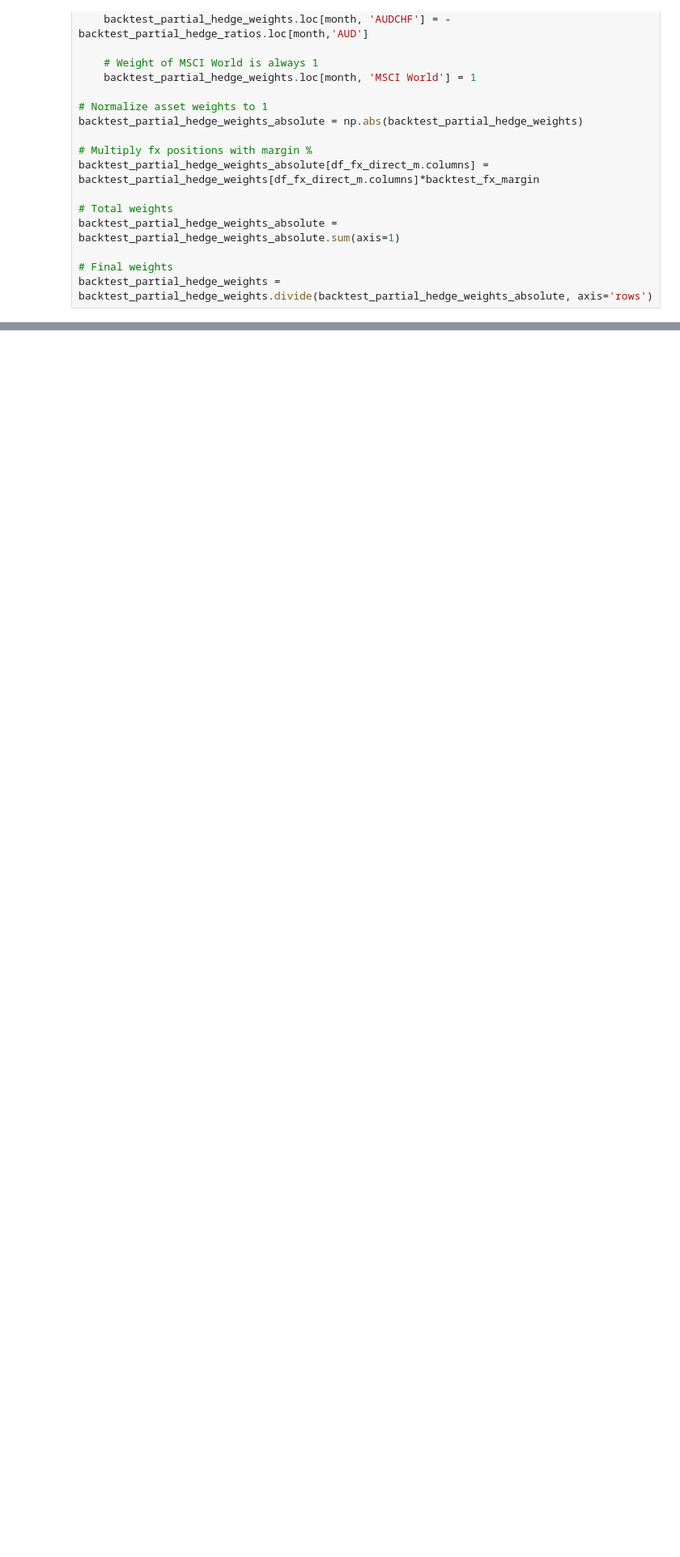
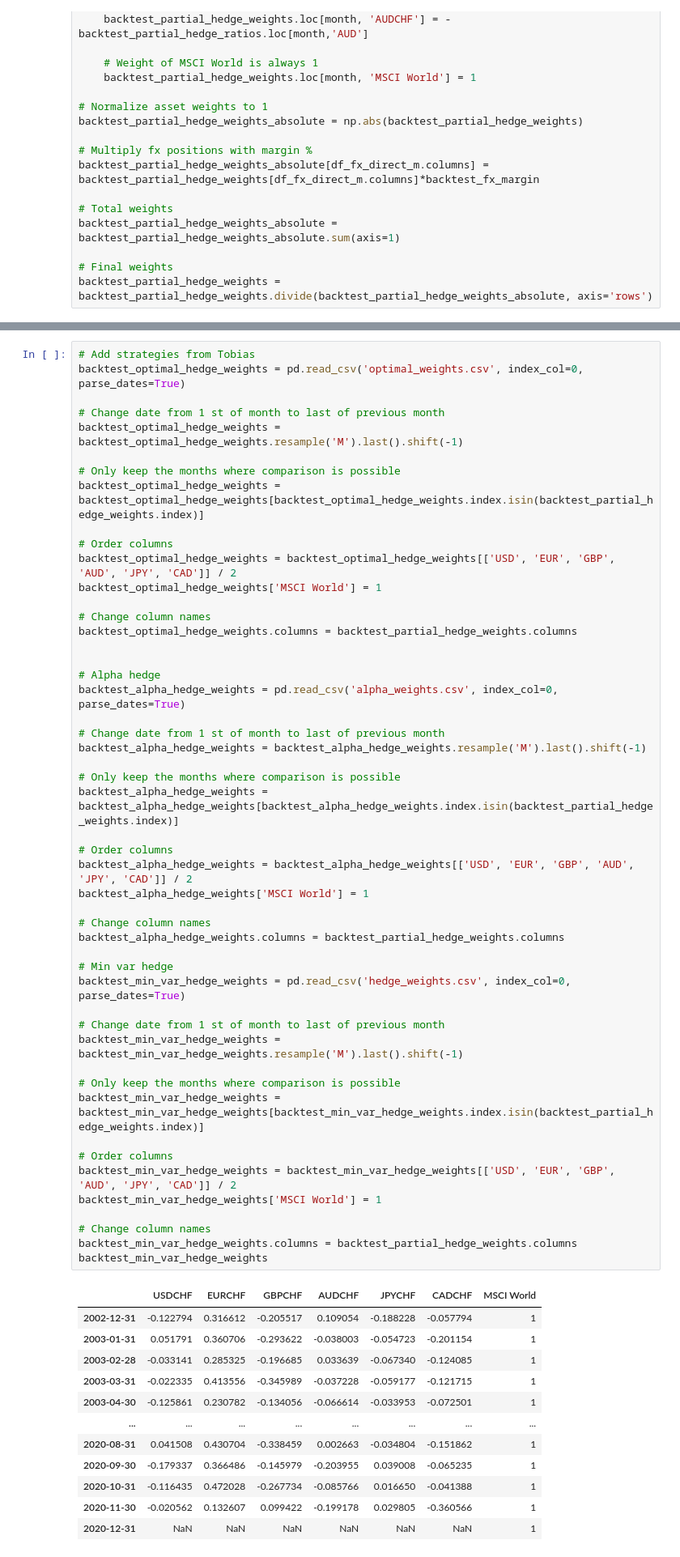
Before and after one commit to Tobias-Mann/Practicioners-Seminar-Notebook, a Jupyter notebook: Notebook.ipynb, the cells around one changed output, grey strips where cells are left out. Shown at 81% size. Saved outputs shown, nothing was run; the diff lists cells and outputs as text; blank space fills up the shorter version.

```diff
--- a/Notebook.ipynb
+++ b/Notebook.ipynb
@@ -454,0 +460,63 @@ backtest_partial_hedge = 100*(np.exp(backtest_partial_hedge_returns.cumsum()))
+# %%
+# Add strategies from Tobias
+backtest_optimal_hedge_weights = pd.read_csv('optimal_weights.csv', index_col=0, parse_dates=True)
+
+# Change date from 1 st of month to last of previous month
+backtest_optimal_hedge_weights = backtest_optimal_hedge_weights.resample('M').last().shift(-1)
+
+# Only keep the months where comparison is possible
+backtest_optimal_hedge_weights = backtest_optimal_hedge_weights[backtest_optimal_hedge_weights.index.isin(backtest_partial_hedge_weights.index)]
+
+# Order columns
+backtest_optimal_hedge_weights = backtest_optimal_hedge_weights[['USD', 'EUR', 'GBP', 'AUD', 'JPY', 'CAD']] / 2
+backtest_optimal_hedge_weights['MSCI World'] = 1
+
+# Change column names
+backtest_optimal_hedge_weights.columns = backtest_partial_hedge_weights.columns
+
+
+# Alpha hedge
+backtest_alpha_hedge_weights = pd.read_csv('alpha_weights.csv', index_col=0, parse_dates=True)
+
+# Change date from 1 st of month to last of previous month
+backtest_alpha_hedge_weights = backtest_alpha_hedge_weights.resample('M').last().shift(-1)
+
+# Only keep the months where comparison is possible
+backtest_alpha_hedge_weights = backtest_alpha_hedge_weights[backtest_alpha_hedge_weights.index.isin(backtest_partial_hedge_weights.index)]
+
+# Order columns
+backtest_alpha_hedge_weights = backtest_alpha_hedge_weights[['USD', 'EUR', 'GBP', 'AUD', 'JPY', 'CAD']] / 2
+backtest_alpha_hedge_weights['MSCI World'] = 1
+
+# Change column names
+backtest_alpha_hedge_weights.columns = backtest_partial_hedge_weights.columns
+
+# Min var hedge
+backtest_min_var_hedge_weights = pd.read_csv('hedge_weights.csv', index_col=0, parse_dates=True)
+
+# Change date from 1 st of month to last of previous month
+backtest_min_var_hedge_weights = backtest_min_var_hedge_weights.resample('M').last().shift(-1)
+
+# Only keep the months where comparison is possible
+backtest_min_var_hedge_weights = backtest_min_var_hedge_weights[backtest_min_var_hedge_weights.index.isin(backtest_partial_hedge_weights.index)]
+
+# Order columns
+backtest_min_var_hedge_weights = backtest_min_var_hedge_weights[['USD', 'EUR', 'GBP', 'AUD', 'JPY', 'CAD']] / 2
+backtest_min_var_hedge_weights['MSCI World'] = 1
+
+# Change column names
+backtest_min_var_hedge_weights.columns = backtest_partial_hedge_weights.columns
+backtest_min_var_hedge_weights
+# %% [output]
+|  | USDCHF | EURCHF | GBPCHF | AUDCHF | JPYCHF | CADCHF | MSCI World |
+| 2002-12-31 | -0.122794 | 0.316612 | -0.205517 | 0.109054 | -0.188228 | -0.057794 | 1 |
+| 2003-01-31 | 0.051791 | 0.360706 | -0.293622 | -0.038003 | -0.054723 | -0.201154 | 1 |
+| 2003-02-28 | -0.033141 | 0.285325 | -0.196685 | 0.033639 | -0.067340 | -0.124085 | 1 |
+| 2003-03-31 | -0.022335 | 0.413556 | -0.345989 | -0.037228 | -0.059177 | -0.121715 | 1 |
+| 2003-04-30 | -0.125861 | 0.230782 | -0.134056 | -0.066614 | -0.033953 | -0.072501 | 1 |
+| ... | ... | ... | ... | ... | ... | ... | ... |
+| 2020-08-31 | 0.041508 | 0.430704 | -0.338459 | 0.002663 | -0.034804 | -0.151862 | 1 |
+| 2020-09-30 | -0.179337 | 0.366486 | -0.145979 | -0.203955 | 0.039008 | -0.065235 | 1 |
+| 2020-10-31 | -0.116435 | 0.472028 | -0.267734 | -0.085766 | 0.016650 | -0.041388 | 1 |
+| 2020-11-30 | -0.020562 | 0.132607 | 0.099422 | -0.199178 | 0.029805 | -0.360566 | 1 |
+| 2020-12-31 | NaN | NaN | NaN | NaN | NaN | NaN | 1 |
```
Also changed, not shown: parts of 8 cells of this notebook.
